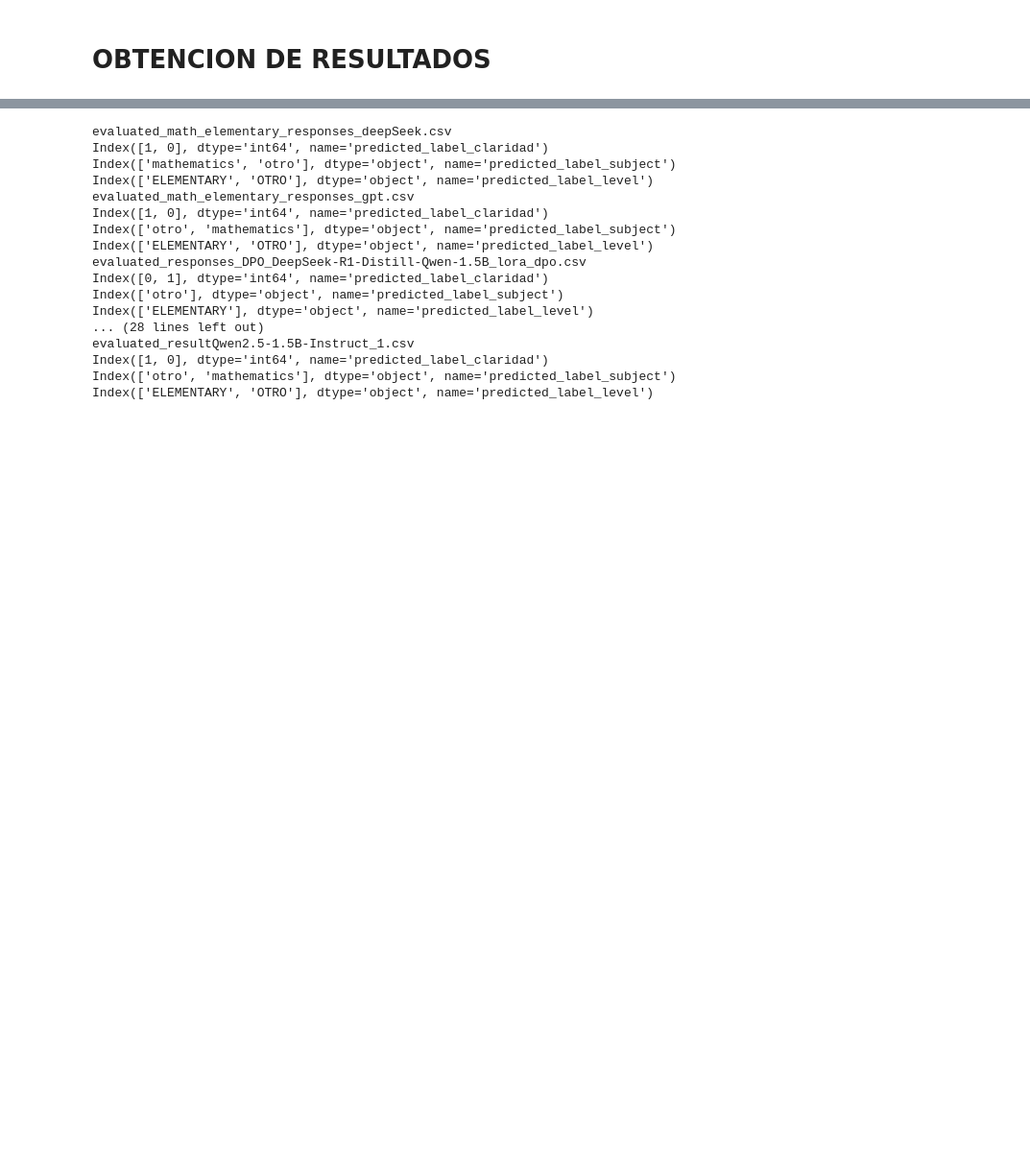
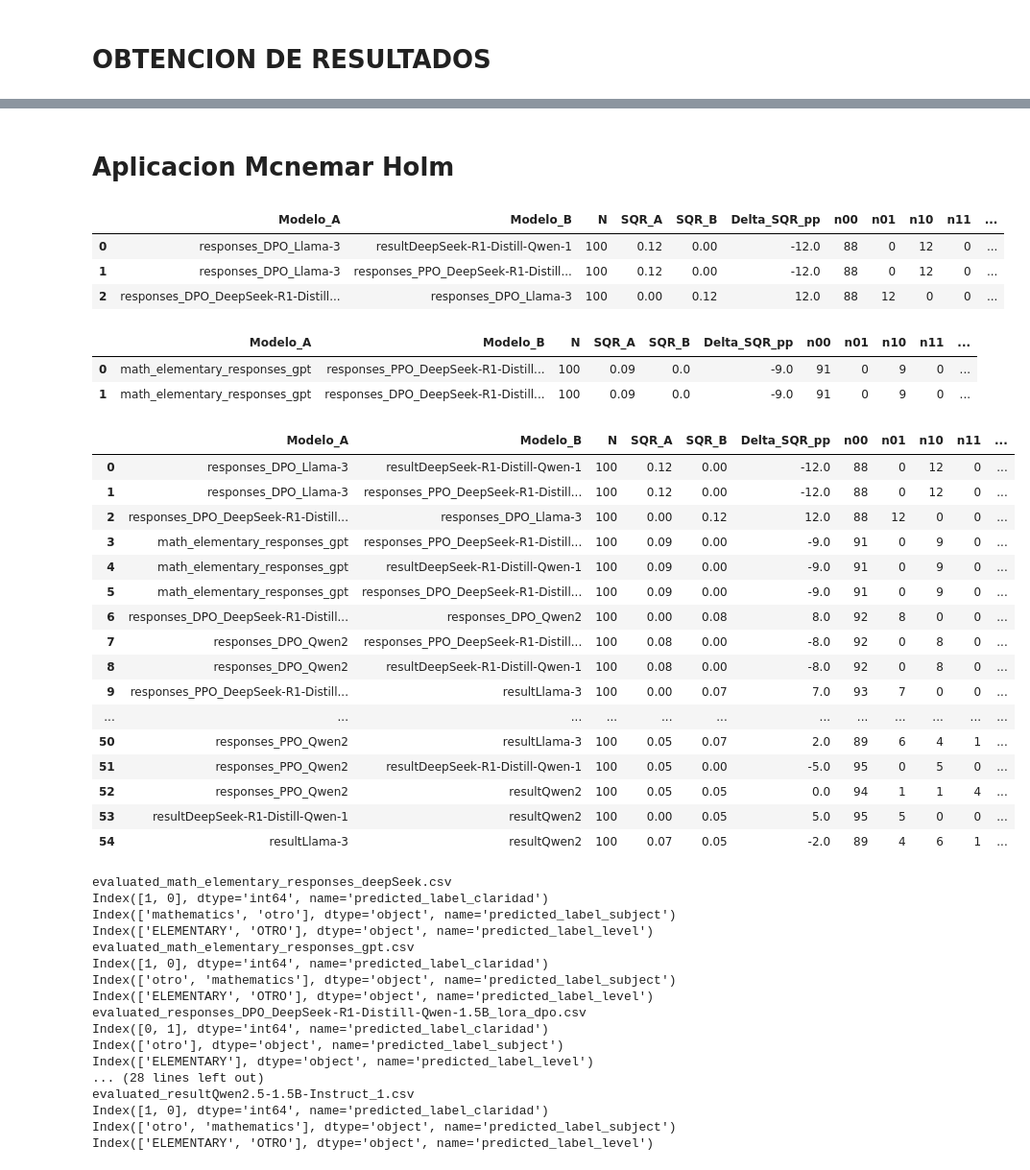
Before and after one commit to ElGabo26/paperRLAIF, a Jupyter notebook: getResultados/makeresultados.ipynb, the cells around one changed output, grey strips where cells are left out. Shown at 96% size. Saved outputs shown, nothing was run; the diff lists cells and outputs as text; code cells hidden in the pictures; blank space fills up the shorter version.

```diff
--- a/getResultados/makeresultados.ipynb
+++ b/getResultados/makeresultados.ipynb
@@ -61,0 +167,2 @@ prompts.head()
+# %% [markdown]
+# Aplicacion Mcnemar Holm
@@ -61,0 +350,7 @@ prompts.head()
+# %%
+rt[rt['Conclusion']=='Diferencia significativa']
+# %% [output]
+|  | Modelo_A | Modelo_B | N | SQR_A | SQR_B | Delta_SQR_pp | n00 | n01 | n10 | n11 | ... |
+| 0 | responses_DPO_Llama-3 | resultDeepSeek-R1-Distill-Qwen-1 | 100 | 0.12 | 0.00 | -12.0 | 88 | 0 | 12 | 0 | ... |
+| 1 | responses_DPO_Llama-3 | responses_PPO_DeepSeek-R1-Distill... | 100 | 0.12 | 0.00 | -12.0 | 88 | 0 | 12 | 0 | ... |
+| 2 | responses_DPO_DeepSeek-R1-Distill... | responses_DPO_Llama-3 | 100 | 0.00 | 0.12 | 12.0 | 88 | 12 | 0 | 0 | ... |
@@ -62,3 +370,29 @@ prompts.head()
+# %%
+resfinal[resfinal['Conclusion']=='Diferencia significativa']
+# %% [output]
+|  | Modelo_A | Modelo_B | N | SQR_A | SQR_B | Delta_SQR_pp | n00 | n01 | n10 | n11 | ... |
+| 0 | math_elementary_responses_gpt | responses_PPO_DeepSeek-R1-Distill... | 100 | 0.09 | 0.0 | -9.0 | 91 | 0 | 9 | 0 | ... |
+| 1 | math_elementary_responses_gpt | responses_DPO_DeepSeek-R1-Distill... | 100 | 0.09 | 0.0 | -9.0 | 91 | 0 | 9 | 0 | ... |
+# %%
+statAnalisis
+# %% [output]
+|  | Modelo_A | Modelo_B | N | SQR_A | SQR_B | Delta_SQR_pp | n00 | n01 | n10 | n11 | ... |
+| 0 | responses_DPO_Llama-3 | resultDeepSeek-R1-Distill-Qwen-1 | 100 | 0.12 | 0.00 | -12.0 | 88 | 0 | 12 | 0 | ... |
+| 1 | responses_DPO_Llama-3 | responses_PPO_DeepSeek-R1-Distill... | 100 | 0.12 | 0.00 | -12.0 | 88 | 0 | 12 | 0 | ... |
+| 2 | responses_DPO_DeepSeek-R1-Distill... | responses_DPO_Llama-3 | 100 | 0.00 | 0.12 | 12.0 | 88 | 12 | 0 | 0 | ... |
+| 3 | math_elementary_responses_gpt | responses_PPO_DeepSeek-R1-Distill... | 100 | 0.09 | 0.00 | -9.0 | 91 | 0 | 9 | 0 | ... |
+| 4 | math_elementary_responses_gpt | resultDeepSeek-R1-Distill-Qwen-1 | 100 | 0.09 | 0.00 | -9.0 | 91 | 0 | 9 | 0 | ... |
+| 5 | math_elementary_responses_gpt | responses_DPO_DeepSeek-R1-Distill... | 100 | 0.09 | 0.00 | -9.0 | 91 | 0 | 9 | 0 | ... |
+| 6 | responses_DPO_DeepSeek-R1-Distill... | responses_DPO_Qwen2 | 100 | 0.00 | 0.08 | 8.0 | 92 | 8 | 0 | 0 | ... |
+| 7 | responses_DPO_Qwen2 | responses_PPO_DeepSeek-R1-Distill... | 100 | 0.08 | 0.00 | -8.0 | 92 | 0 | 8 | 0 | ... |
+| 8 | responses_DPO_Qwen2 | resultDeepSeek-R1-Distill-Qwen-1 | 100 | 0.08 | 0.00 | -8.0 | 92 | 0 | 8 | 0 | ... |
+| 9 | responses_PPO_DeepSeek-R1-Distill... | resultLlama-3 | 100 | 0.00 | 0.07 | 7.0 | 93 | 7 | 0 | 0 | ... |
+| ... | ... | ... | ... | ... | ... | ... | ... | ... | ... | ... | ... |
+| 50 | responses_PPO_Qwen2 | resultLlama-3 | 100 | 0.05 | 0.07 | 2.0 | 89 | 6 | 4 | 1 | ... |
+| 51 | responses_PPO_Qwen2 | resultDeepSeek-R1-Distill-Qwen-1 | 100 | 0.05 | 0.00 | -5.0 | 95 | 0 | 5 | 0 | ... |
+| 52 | responses_PPO_Qwen2 | resultQwen2 | 100 | 0.05 | 0.05 | 0.0 | 94 | 1 | 1 | 4 | ... |
+| 53 | resultDeepSeek-R1-Distill-Qwen-1 | resultQwen2 | 100 | 0.00 | 0.05 | 5.0 | 95 | 5 | 0 | 0 | ... |
+| 54 | resultLlama-3 | resultQwen2 | 100 | 0.07 | 0.05 | -2.0 | 89 | 4 | 6 | 1 | ... |
 # %%
 columns=['response',
          'predicted_index_claridad','predicted_label_claridad',
```
Also changed, not shown: parts of 22 cells of this notebook, 25 other files.
